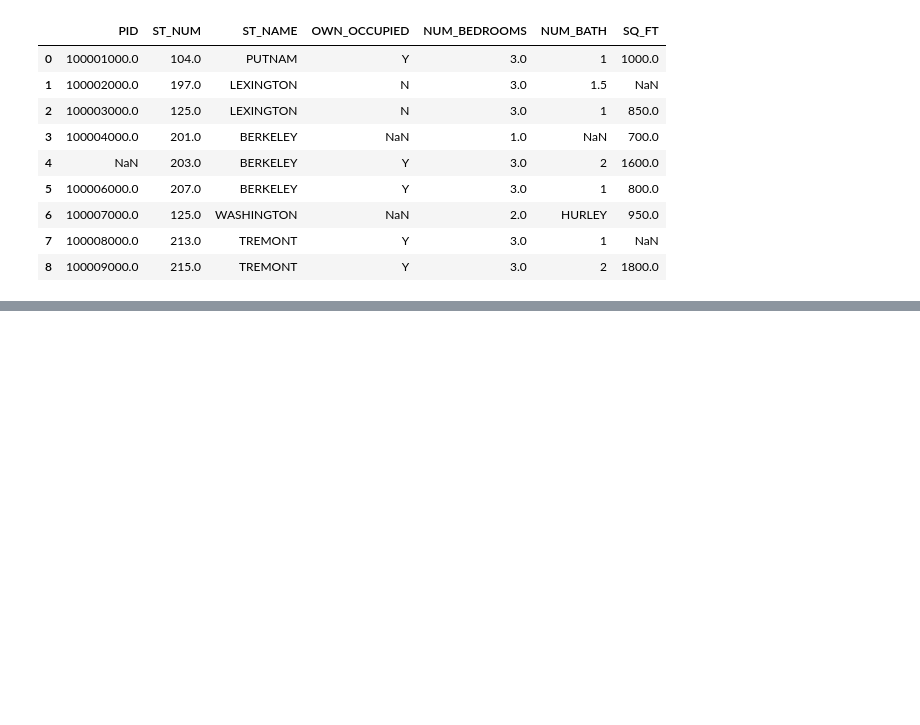
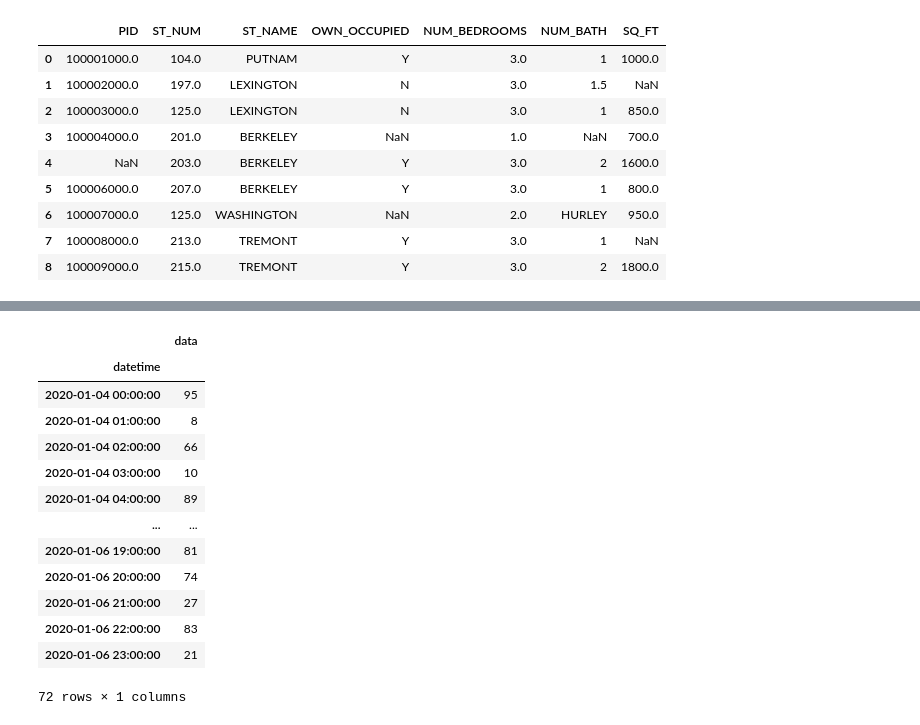
Before and after one commit to ainajefelina/Studi-Independen, a Jupyter notebook: Sesi 7/Latihan 1.ipynb, the cells around one changed output, grey strips where cells are left out. Cells and saved outputs as stored; diff of their text form; code cells hidden in the pictures; blank space fills up the shorter version.

```diff
--- a/Sesi 7/Latihan 1.ipynb
+++ b/Sesi 7/Latihan 1.ipynb
@@ -247,0 +400,17 @@ df
+# %%
+df['2020-01-04':'2020-01-06']
+# %% [output]
+|  | data |
+| datetime |  |
+| 2020-01-04 00:00:00 | 95 |
+| 2020-01-04 01:00:00 | 8 |
+| 2020-01-04 02:00:00 | 66 |
+| 2020-01-04 03:00:00 | 10 |
+| 2020-01-04 04:00:00 | 89 |
+| ... | ... |
+| 2020-01-06 19:00:00 | 81 |
+| 2020-01-06 20:00:00 | 74 |
+| 2020-01-06 21:00:00 | 27 |
+| 2020-01-06 22:00:00 | 83 |
+| 2020-01-06 23:00:00 | 21 |
+72 rows × 1 columns
```
Also changed, not shown: parts of 23 cells of this notebook, 1 other file.
